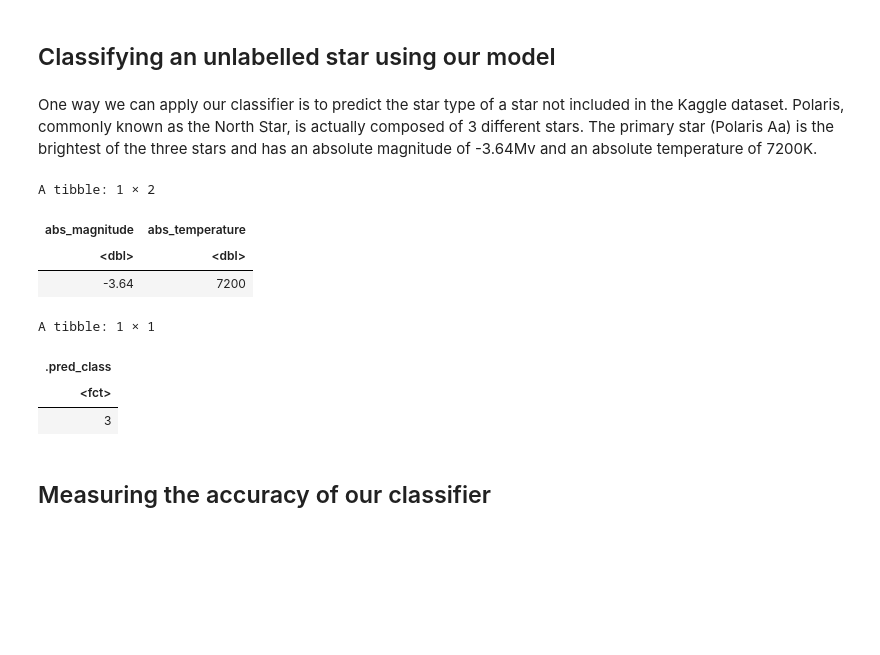
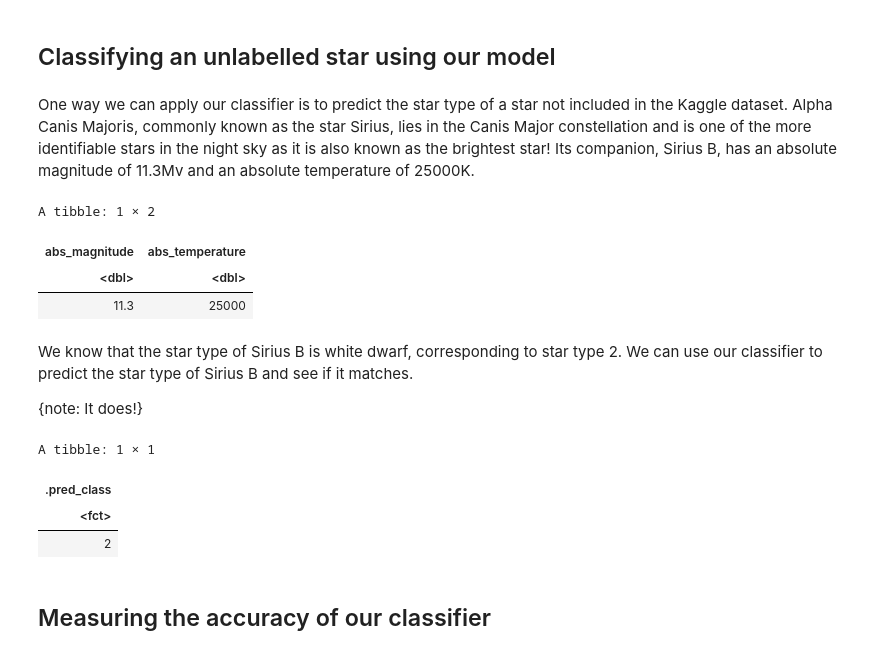
Before and after one commit to uchou92/dcsi-100-2023w1-group-28, a Jupyter notebook: Project_Proposal.ipynb, the cells around one changed output. Drawn from its saved outputs; the diff is of its cells as text; code cells hidden in the pictures; blank space fills up the shorter version.

```diff
--- a/Project_Proposal.ipynb
+++ b/Project_Proposal.ipynb
@@ -226,23 +226,27 @@ As you can see from both the table and the graph, the accuracy for K = 1 and K =
 # %%
 #the star we chose, why, and the code for its abs mag and abs temp values
 # %% [markdown]
-One way we can apply our classifier is to predict the star type of a star not included in the Kaggle dataset. Polaris, commonly known as the North Star, is actually composed of 3 different stars. The primary star (Polaris Aa) is the brightest of the three stars and has an absolute magnitude of -3.64Mv and an absolute temperature of 7200K.
+One way we can apply our classifier is to predict the star type of a star not included in the Kaggle dataset. Alpha Canis Majoris, commonly known as the star Sirius, lies in the Canis Major constellation and is one of the more identifiable stars in the night sky as it is also known as the brightest star! Its companion, Sirius B, has an absolute magnitude of 11.3Mv and an absolute temperature of 25000K.
 # %%
-polaris <- tibble(abs_magnitude= -3.64, abs_temperature= 7200)
-polaris
+siriusB <- tibble(abs_magnitude = 11.3, abs_temperature = 25000)
+siriusB
 # %% [output]
 A tibble: 1 × 2
 | abs_magnitude | abs_temperature |
 | <dbl> | <dbl> |
-| -3.64 | 7200 |
+| 11.3 | 25000 |
+# %% [markdown]
+We know that the star type of Sirius B is white dwarf, corresponding to star type 2. We can use our classifier to predict the star type of Sirius B and see if it matches.
+
+{note: It does!}
 # %%
-polaris_prediction <-predict(star_fit, polaris)
-polaris_prediction
+siriusB_prediction <-predict(star_fit, siriusB)
+siriusB_prediction
 # %% [output]
 A tibble: 1 × 1
 | .pred_class |
 | <fct> |
-| 3 |
+| 2 |
 # %% [markdown]
 ## Measuring the accuracy of our classifier
 # %% [markdown]
```
